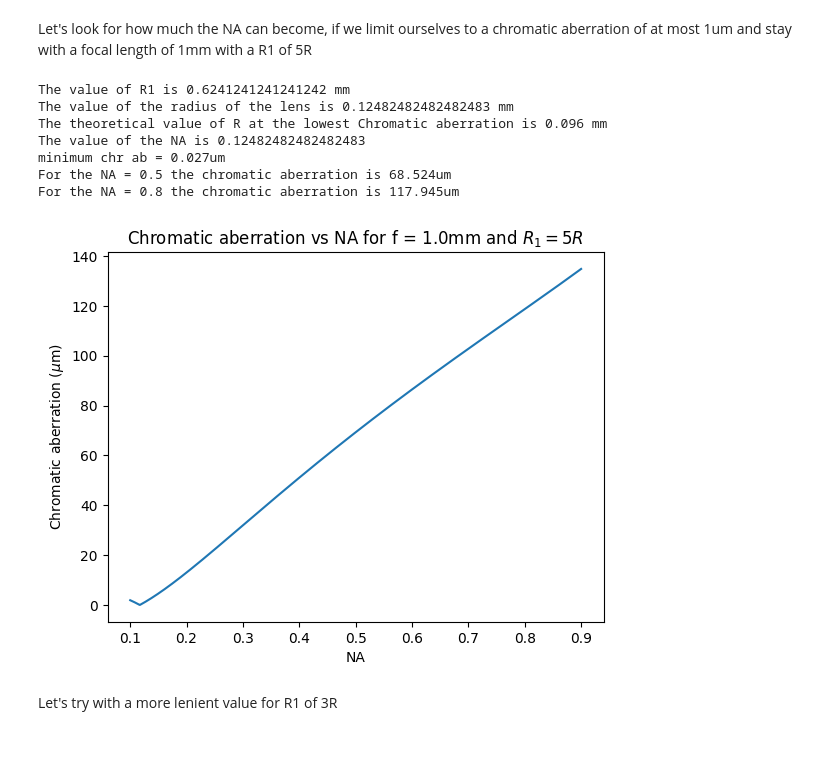
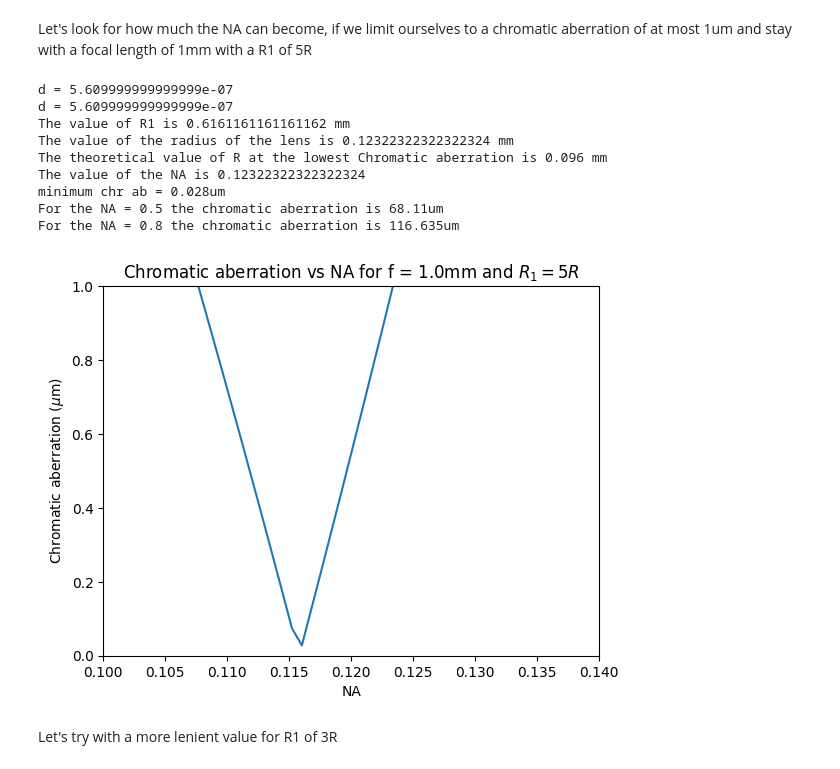
Before and after one commit to XenoGDC/Achromatic-lens-design-functions_GDC, a Jupyter notebook: Achromatic_lens_design.ipynb, the cells around one changed output. Drawn from its saved outputs; the diff is of its cells as text; code cells hidden in the pictures.

```diff
--- a/Achromatic_lens_design.ipynb
+++ b/Achromatic_lens_design.ipynb
@@ -232,14 +232,14 @@ def R1(fr,nd):
     R1_temp = fr*(nd - 1)
     return R1_temp
 
-# def lamda_min(d,na):
+# def lambda_min(d,na):
 
 
 def lambda_min(R, d, f):
     '''Takes the units for the wavelength d in microns'''
     M_temp = M(R, d, f)
-    lambda_min_temp = d*(f+M_temp*d)/R
-    # lamda_min_temp = d*1e-6 / na
+    lambda_min_temp = (d*1e-6)*(f+M_temp*(d*1e-6))/R
+    # lambda_min_temp = d*1e-6 / na
     return lambda_min_temp
 
 # def M(R,d,na):
@@ -248,7 +248,8 @@ def lambda_min(R, d, f):
 def M(R, d, f):
     '''Takes the units for the wavelength d in microns and f and R in meters'''
     # M_temp = R/(d*1e-6) * (1-(1-na**2)**0.5)/na
-    M_temp = (np.sqrt(R**2 + f**2) - f)/d
+    print(f'd = {d*1e-6}')
+    M_temp = (np.sqrt(R**2 + f**2) - f)/(d*1e-6)
     return M_temp
 
 def na(R,F):
@@ -274,8 +275,8 @@ def f_total(fd,fr):
 
 def achromat_test(f,c,d,R,R1_temp,na_temp,showvals:bool=True):
     # Setting up the values of middle wavelength
-    M_temp = M(R1_temp,d,na_temp)
-    lamda_min_temp = lamda_min(d,na_temp)
+    # M_temp = M(R1_temp,d,na_temp)
+    # lambda_min_temp = lambda_min(d,na_temp)
     Fd = R/na_temp
 
 
@@ -283,15 +284,15 @@ def achromat_test(f,c,d,R,R1_temp,na_temp,showvals:bool=True):
     fdd = 1/(1/Fd - 1/frd)
 
     na_d = na(R,fdd)
-    lamda_min_temp = lamda_min(d,na_d)
-    M_temp = M(R,d,na_d)
+    lambda_min_temp = lambda_min(R=R, d=lambd_d, f=fdd)
+    M_temp = M(R=R, d=lambd_d, f=fdd)
 
     frc = fr_calc(c,R1_temp)
-    fdc = fd_calc(c,M_temp,R1_temp,lamda_min_temp)
+    fdc = fd_calc(c,M_temp,R1_temp,lambda_min_temp)
     Fc = f_total(frc,fdc)
 
     frf = fr_calc(f,R1_temp)
-    fdf = fd_calc(f,M_temp,R1_temp,lamda_min_temp)
+    fdf = fd_calc(f,M_temp,R1_temp,lambda_min_temp)
     Ff = f_total(frf,fdf)
 
     chromatic_aberration = Fc - Ff
@@ -314,15 +315,20 @@ def print_all(f,d,c,F,R:float=1e-3,rounding:int=2,showvals:bool=True):
     fd_temp = fd(Vr_temp,Vd_temp,F)
     R1_temp = R1(fr_temp,n(d))
     na_temp = na(R,fd_temp)
-    lamda_min_temp = lamda_min(d,na_temp)
-    M_temp = M(R,d,na_temp)
+    # lambda_min_temp = lambda_min(d,na_temp)
+    # M_temp = M(R,d,na_temp)
+    lambda_min_temp = lambda_min(R=R, d=d, f=fd_temp)
+    M_temp = M(R=R, d=lambd_d, f=fd_temp)
+    print(M_temp)
 
     frc_temp = fr_calc(c,R1_temp)
-    fdc_temp = fd_calc(c,M_temp,R,lamda_min_temp)
+    fdc_temp = fd_calc(c,M_temp,R,lambda_min_temp)
     fc_total_temp = f_total(frc_temp,fdc_temp)
 
     frf_temp = fr_calc(f,R1_temp)
-    fdf_temp = fd_calc(f,M_temp,R,lamda_min_temp)
+    fdf_temp = fd_calc(f,M_temp,R,lambda_min_temp)
+    print(fdf_temp)
+    print(fdc_temp)
     ff_total_temp = f_total(frf_temp,fdf_temp)
     chromatic_aberration = fc_total_temp - ff_total_temp
 
@@ -341,7 +347,7 @@ def print_all(f,d,c,F,R:float=1e-3,rounding:int=2,showvals:bool=True):
         print(f'fr = {round(fr_temp*100,rounding)} cm')
         print(f'fd = {round(fd_temp*100,rounding)} cm')
         print(f'R1 = {round(R1_temp*1e3,rounding)} mm')
-        print(f'lambda_min = {round(lamda_min_temp*1e6,rounding)} um')
+        print(f'lambda_min = {round(lambda_min_temp*1e6,rounding)} um')
         print(f'M = {round(M_temp,rounding)}')
 
 
@@ -521,43 +523,45 @@ R_vals = f1*NA_vals
 R1_vals = R_vals*5
 Chromatic_abs = achromat_test(lambd_f,lambd_d,lambd_c,R_vals,R1_vals,NA_vals,showvals=False)
 Vr_temp = Vr(lambd_f,lambd_d,lambd_c)
 Vd_temp = Vd(lambd_f,lambd_d,lambd_c)
 plt.plot(NA_vals,abs(Chromatic_abs*1e6))
 plt.xlabel('NA')
 # plt.xlabel('Lens radius (mm)')
 plt.ylabel('Chromatic aberration ($\mu$m)')
 plt.title(f'Chromatic aberration vs NA for f = {round(f1*1e3,1)}mm and $R_1 = 5R$')
-# plt.ylim(0,1)
-# plt.xlim(0.1,0.14)
+plt.ylim(0,1)
+plt.xlim(0.1,0.14)
 
 
 #Find the value of R1 with Chromatic aberration of 1um
 for i in range(len(Chromatic_abs)):
     if abs(Chromatic_abs[-i])*1e6 < 1:
         print(f'The value of R1 is {R1_vals[-i]*1000} mm')
         print(f'The value of the radius of the lens is {R_vals[-i]*1000} mm')
         print(f'The theoretical value of R at the lowest Chromatic aberration is {round(1/5*1e3*R1(fr(Vr_temp,Vd_temp,1e-3),n_d),3)} mm')
         print(f'The value of the NA is {NA_vals[-i]}')
         break
 print(f'minimum chr ab = {round(min(abs(Chromatic_abs))*1e6,3)}um')
-
+a,b = 0,0
 for i in range(len(NA_vals)):
     if a == 0:
         a = (round(NA_vals[i],2)==0.5)*round(Chromatic_abs[i]*1e6,3)
     if b == 0:
         b = (round(NA_vals[i],2)==0.8)*round(Chromatic_abs[i]*1e6,3)
 
 print(f'For the NA = 0.5 the chromatic aberration is {abs(a)}um')
 print(f'For the NA = 0.8 the chromatic aberration is {abs(b)}um')
 # %% [output]
-The value of R1 is 0.6241241241241242 mm
-The value of the radius of the lens is 0.12482482482482483 mm
+d = 5.609999999999999e-07
+d = 5.609999999999999e-07
+The value of R1 is 0.6161161161161162 mm
+The value of the radius of the lens is 0.12322322322322324 mm
 The theoretical value of R at the lowest Chromatic aberration is 0.096 mm
-The value of the NA is 0.12482482482482483
-minimum chr ab = 0.027um
-For the NA = 0.5 the chromatic aberration is 68.524um
-For the NA = 0.8 the chromatic aberration is 117.945um
+The value of the NA is 0.12322322322322324
+minimum chr ab = 0.028um
+For the NA = 0.5 the chromatic aberration is 68.11um
+For the NA = 0.8 the chromatic aberration is 116.635um
-[figure, old version]
+[figure, new version]
 # %% [markdown]
 Let's try with a more lenient value for R1 of 3R
 # %%
```
Also changed, not shown: parts of 7 cells of this notebook, 1 other file.
